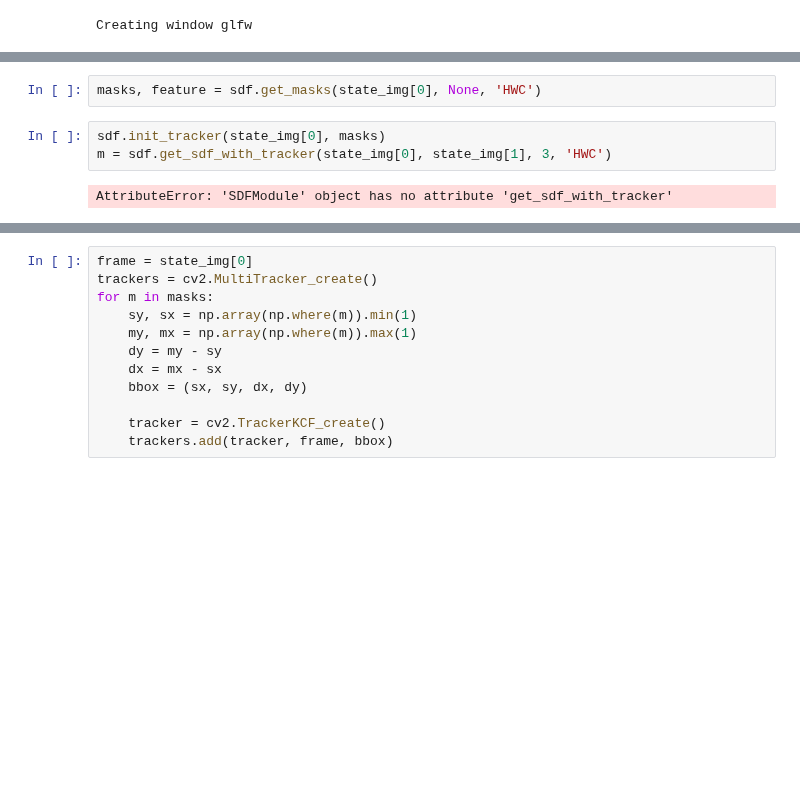
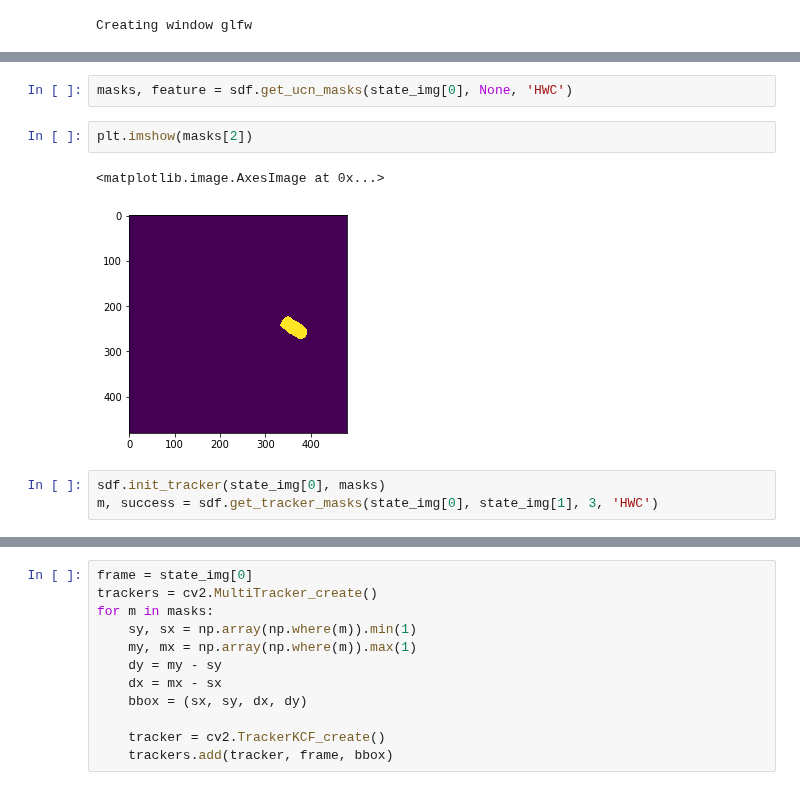
Before and after one commit to hogunkee/ur5_manipulation, a Jupyter notebook: object_wise/dqn/debugging.ipynb, the cells around one changed output, grey strips where cells are left out. Saved outputs shown, nothing was run; the diff lists cells and outputs as text; blank space fills up the shorter version.

```diff
--- a/object_wise/dqn/debugging.ipynb
+++ b/object_wise/dqn/debugging.ipynb
@@ -45,9 +45,12 @@ plt.imshow(state_img[0])
 # %%
-masks, feature = sdf.get_masks(state_img[0], None, 'HWC')
+masks, feature = sdf.get_ucn_masks(state_img[0], None, 'HWC')
+# %%
+plt.imshow(masks[2])
+# %% [output]
+<matplotlib.image.AxesImage at 0x...>
+[figure, added]
 # %%
 sdf.init_tracker(state_img[0], masks)
-m = sdf.get_sdf_with_tracker(state_img[0], state_img[1], 3, 'HWC')
+m, success = sdf.get_tracker_masks(state_img[0], state_img[1], 3, 'HWC')
-# %% [output]
-AttributeError: 'SDFModule' object has no attribute 'get_sdf_with_tracker'
 # %%
 plt.imshow(m[2])
```
Also changed, not shown: parts of 8 cells of this notebook, 9 other files.
